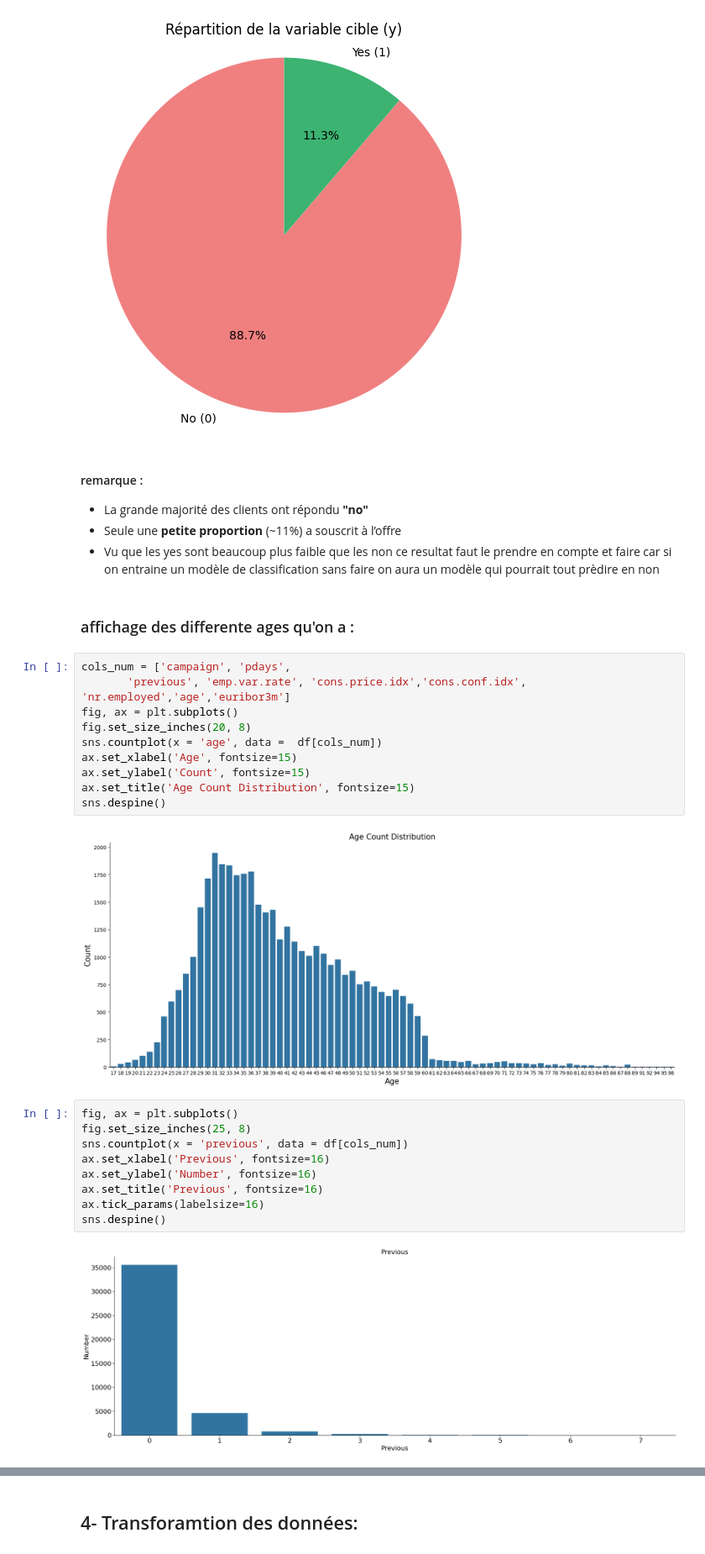
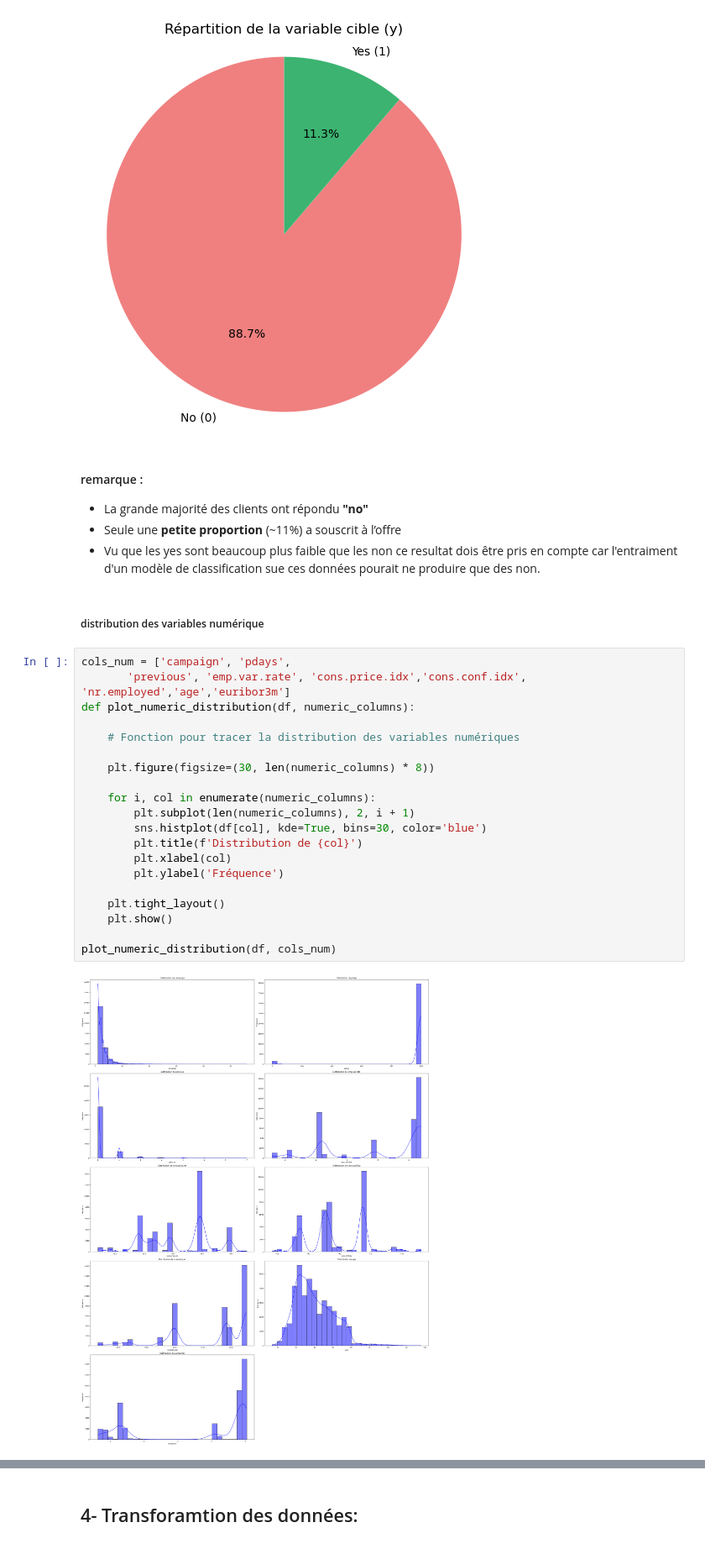
Before and after one commit to saaoudxteer/bank-marketing-project, a Jupyter notebook: bank_marketing_knn_tree.ipynb, the cells around one changed output, grey strips where cells are left out. Shown at 84% size. Cells and saved outputs as stored; diff of their text form.

```diff
--- a/bank_marketing_knn_tree.ipynb
+++ b/bank_marketing_knn_tree.ipynb
@@ -233,29 +231,28 @@ plt.show()
 #### remarque :
 - La grande majorité des clients ont répondu **"no"**
 - Seule une **petite proportion** (~11%) a souscrit à l’offre
-- Vu que les  yes sont beaucoup plus faible que les non ce resultat faut le prendre en compte et faire car si on entraine un modèle de classification sans faire on aura un modèle qui pourrait tout prèdire en non
+- Vu que les  yes sont beaucoup plus faible que les non ce resultat dois être pris en compte car l'entraiment  d'un modèle de classification sue ces données pourait ne produire que des non.
 # %% [markdown]
-### affichage des differente ages qu'on a :
+##### distribution des variables numérique
-# %%
-cols_num = ['campaign', 'pdays',
-       'previous', 'emp.var.rate', 'cons.price.idx','cons.conf.idx', 'nr.employed','age','euribor3m']
-fig, ax = plt.subplots()
-fig.set_size_inches(20, 8)
-sns.countplot(x = 'age', data =  df[cols_num])
-ax.set_xlabel('Age', fontsize=15)
-ax.set_ylabel('Count', fontsize=15)
-ax.set_title('Age Count Distribution', fontsize=15)
-sns.despine()
-# %% [output]
-[figure, removed]
-# %%
-fig, ax = plt.subplots()
-fig.set_size_inches(25, 8)
-sns.countplot(x = 'previous', data = df[cols_num])
-ax.set_xlabel('Previous', fontsize=16)
-ax.set_ylabel('Number', fontsize=16)
-ax.set_title('Previous', fontsize=16)
-ax.tick_params(labelsize=16)
-sns.despine()
-# %% [output]
-[figure, removed]
+# %%
+cols_num = ['campaign', 'pdays',
+       'previous', 'emp.var.rate', 'cons.price.idx','cons.conf.idx', 'nr.employed','age','euribor3m']
+def plot_numeric_distribution(df, numeric_columns):
+
+    # Fonction pour tracer la distribution des variables numériques
+
+    plt.figure(figsize=(30, len(numeric_columns) * 8))
+
+    for i, col in enumerate(numeric_columns):
+        plt.subplot(len(numeric_columns), 2, i + 1)
+        sns.histplot(df[col], kde=True, bins=30, color='blue')
+        plt.title(f'Distribution de {col}')
+        plt.xlabel(col)
+        plt.ylabel('Fréquence')
+
+    plt.tight_layout()
+    plt.show()
+
+plot_numeric_distribution(df, cols_num)
+# %% [output]
+[figure, added]
```
Also changed, not shown: parts of 34 cells of this notebook, 1 other file.
